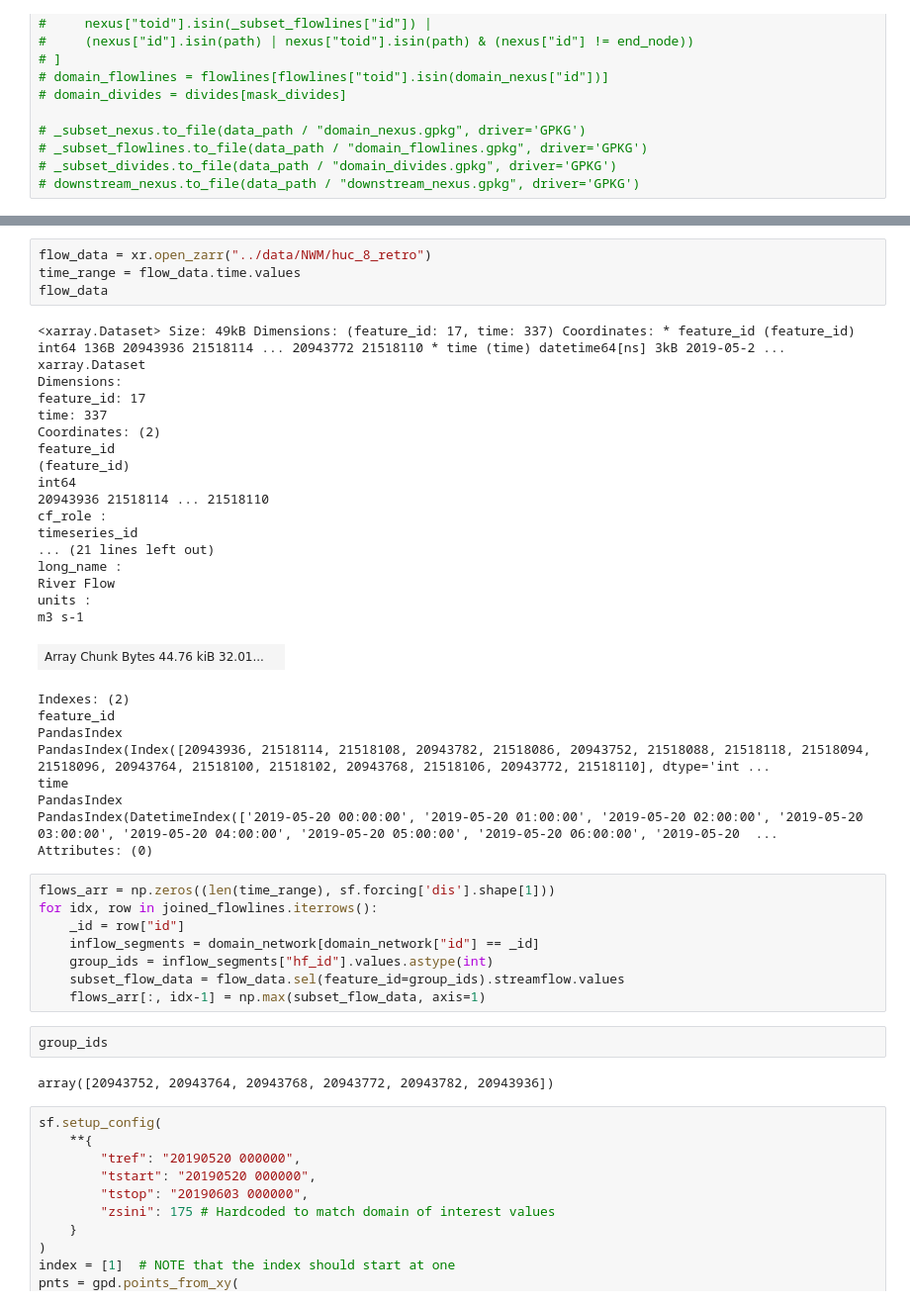
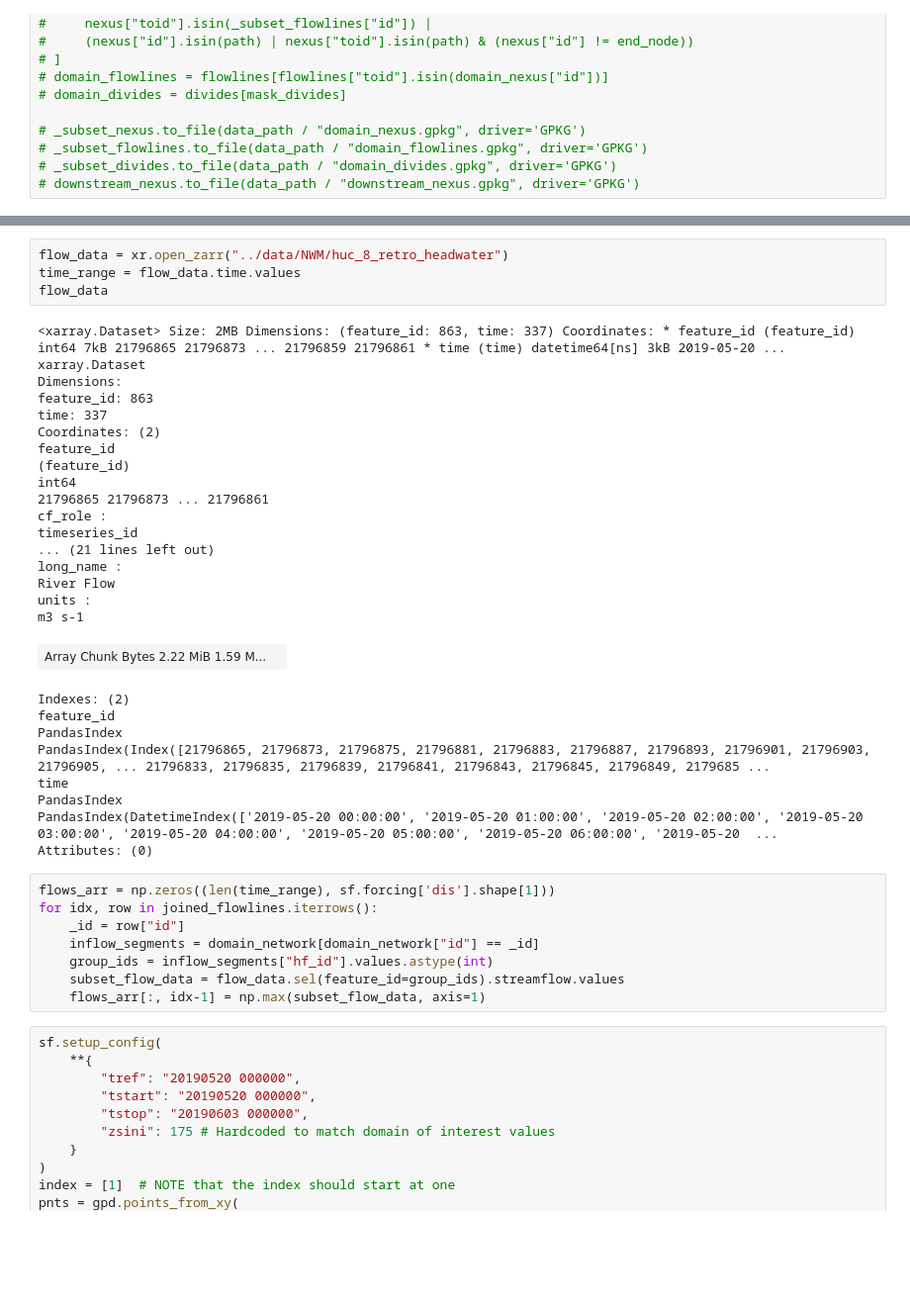
Before and after one commit to NGWPC/near_real-time_sfincs, a Jupyter notebook: notebooks/build_huc8.ipynb, the cells around one changed output, grey strips where cells are left out. Shown at 99% size. Cells and saved outputs as stored; diff of their text form; blank space fills up the shorter version.

```diff
--- a/notebooks/build_huc8.ipynb
+++ b/notebooks/build_huc8.ipynb
@@ -147,30 +150,30 @@ output_dir = Path.cwd() / "../data/NWM/nwm30_retrospective"
 # %%
-flow_data = xr.open_zarr("../data/NWM/huc_8_retro")
+flow_data = xr.open_zarr("../data/NWM/huc_8_retro_headwater")
 time_range = flow_data.time.values
 flow_data
 # %% [output]
-<xarray.Dataset> Size: 49kB Dimensions: (feature_id: 17, time: 337) Coordinates: * feature_id (feature_id) int64 136B 20943936 21518114 ... 20943772 21518110 * time (time) datetime64[ns] 3kB 2019-05-2 ...
+<xarray.Dataset> Size: 2MB Dimensions: (feature_id: 863, time: 337) Coordinates: * feature_id (feature_id) int64 7kB 21796865 21796873 ... 21796859 21796861 * time (time) datetime64[ns] 3kB 2019-05-20 ...
 xarray.Dataset
 Dimensions:
-feature_id: 17
+feature_id: 863
 time: 337
 Coordinates: (2)
 feature_id
 (feature_id)
 int64
-20943936 21518114 ... 21518110
+21796865 21796873 ... 21796861
 cf_role :
 timeseries_id
 ... (21 lines left out)
 long_name :
 River Flow
 units :
 m3 s-1
-| Array Chunk Bytes 44.76 kiB 32.01... |  |
+| Array Chunk Bytes 2.22 MiB 1.59 M... |  |
 Indexes: (2)
 feature_id
 PandasIndex
-PandasIndex(Index([20943936, 21518114, 21518108, 20943782, 21518086, 20943752, 21518088, 21518118, 21518094, 21518096, 20943764, 21518100, 21518102, 20943768, 21518106, 20943772, 21518110], dtype='int ...
+PandasIndex(Index([21796865, 21796873, 21796875, 21796881, 21796883, 21796887, 21796893, 21796901, 21796903, 21796905, ... 21796833, 21796835, 21796839, 21796841, 21796843, 21796845, 21796849, 2179685 ...
 time
 PandasIndex
 PandasIndex(DatetimeIndex(['2019-05-20 00:00:00', '2019-05-20 01:00:00', '2019-05-20 02:00:00', '2019-05-20 03:00:00', '2019-05-20 04:00:00', '2019-05-20 05:00:00', '2019-05-20 06:00:00', '2019-05-20  ...
@@ -183,10 +186,6 @@ for idx, row in joined_flowlines.iterrows():
     group_ids = inflow_segments["hf_id"].values.astype(int)
     subset_flow_data = flow_data.sel(feature_id=group_ids).streamflow.values
     flows_arr[:, idx-1] = np.max(subset_flow_data, axis=1)
-# %%
-group_ids
-# %% [output]
-array([20943752, 20943764, 20943768, 20943772, 20943782, 20943936])
 # %%
 sf.setup_config(
     **{
```
Also changed, not shown: parts of 6 cells of this notebook, 1 other file.
